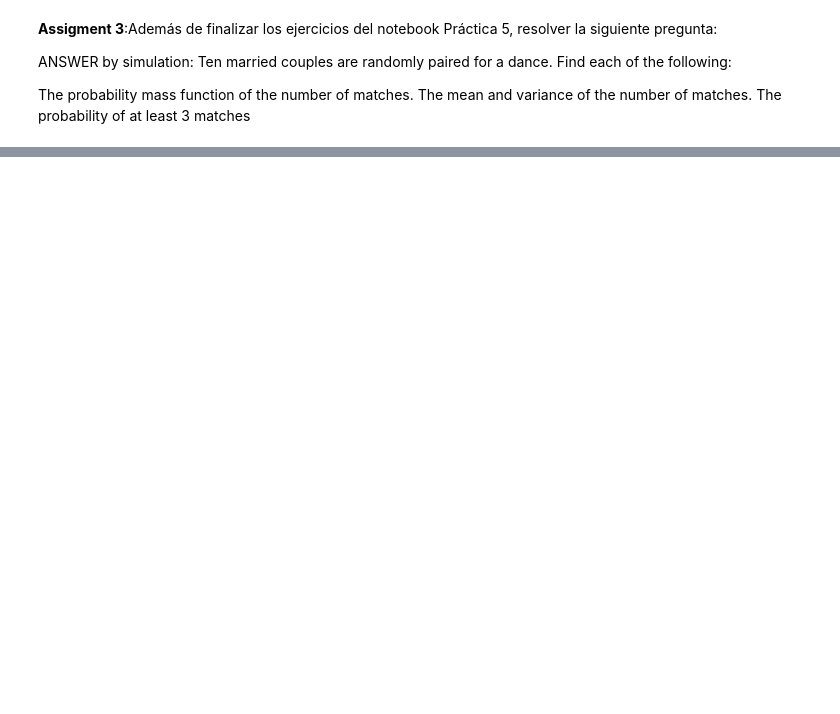
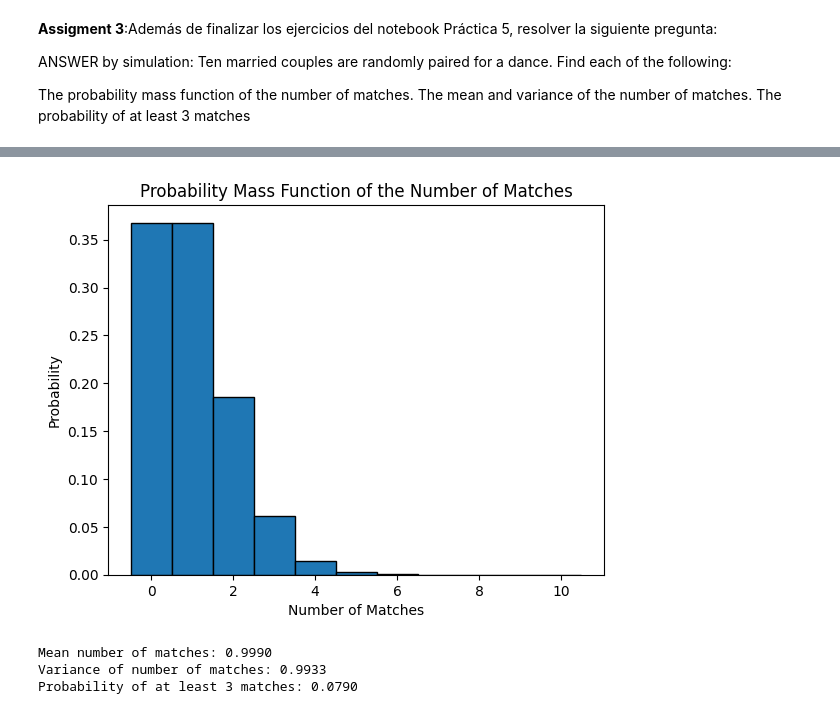
Before and after one commit to CHACHO617/Taller1ModelosYSimulacoin, a Jupyter notebook: Taller 5.ipynb, the cells around one changed output, grey strips where cells are left out. Cells and saved outputs as stored; diff of their text form; code cells hidden in the pictures; blank space fills up the shorter version.

```diff
--- a/Taller 5.ipynb
+++ b/Taller 5.ipynb
@@ -1204,0 +1168,44 @@ Probabilidad de al menos 3 coincidencias: 0.0805
+# %%
+import random
+import numpy as np
+import matplotlib.pyplot as plt
+
+def matching_experiment(num_couples, num_simulations):
+    matching_counts = [
+        sum(p1 == p2 for p1, p2 in zip(range(num_couples), random.sample(range(num_couples), num_couples)))
+        for _ in range(num_simulations)
+    ]
+
+    return matching_counts
+
+# Number of couples
+num_couples = 10
+
+# Number of simulations
+num_simulations = 100000
+
+# Simulate the matching experiment
+matching_counts = matching_experiment(num_couples, num_simulations)
+
+# Plot the probability mass function (PMF) of the number of matches
+plt.hist(matching_counts, bins=np.arange(num_couples + 2) - 0.5, density=True, align='mid', edgecolor='black')
+plt.title('Probability Mass Function of the Number of Matches')
+plt.xlabel('Number of Matches')
+plt.ylabel('Probability')
+plt.show()
+
+# Calculate the mean and variance of the number of matches
+mean_matches = np.mean(matching_counts)
+variance_matches = np.var(matching_counts)
+
+print(f"Mean number of matches: {mean_matches:.4f}")
+print(f"Variance of number of matches: {variance_matches:.4f}")
+
+# Calculate the probability of at least 3 matches
+prob_at_least_3_matches = np.mean(np.array(matching_counts) >= 3)
+print(f"Probability of at least 3 matches: {prob_at_least_3_matches:.4f}")
+# %% [output]
+[figure, added]
+Mean number of matches: 0.9990
+Variance of number of matches: 0.9933
+Probability of at least 3 matches: 0.0790
```
Also changed, not shown: parts of 16 cells of this notebook.
